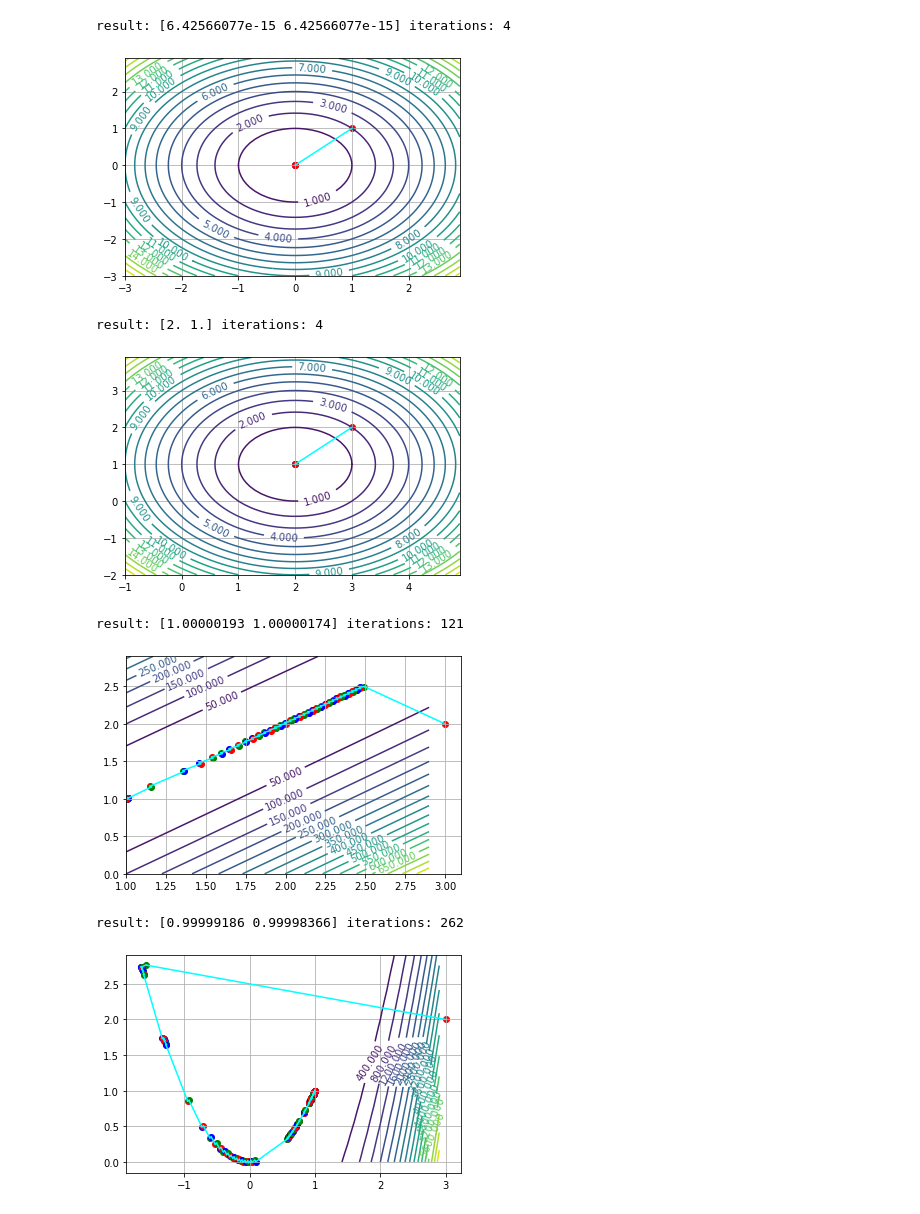
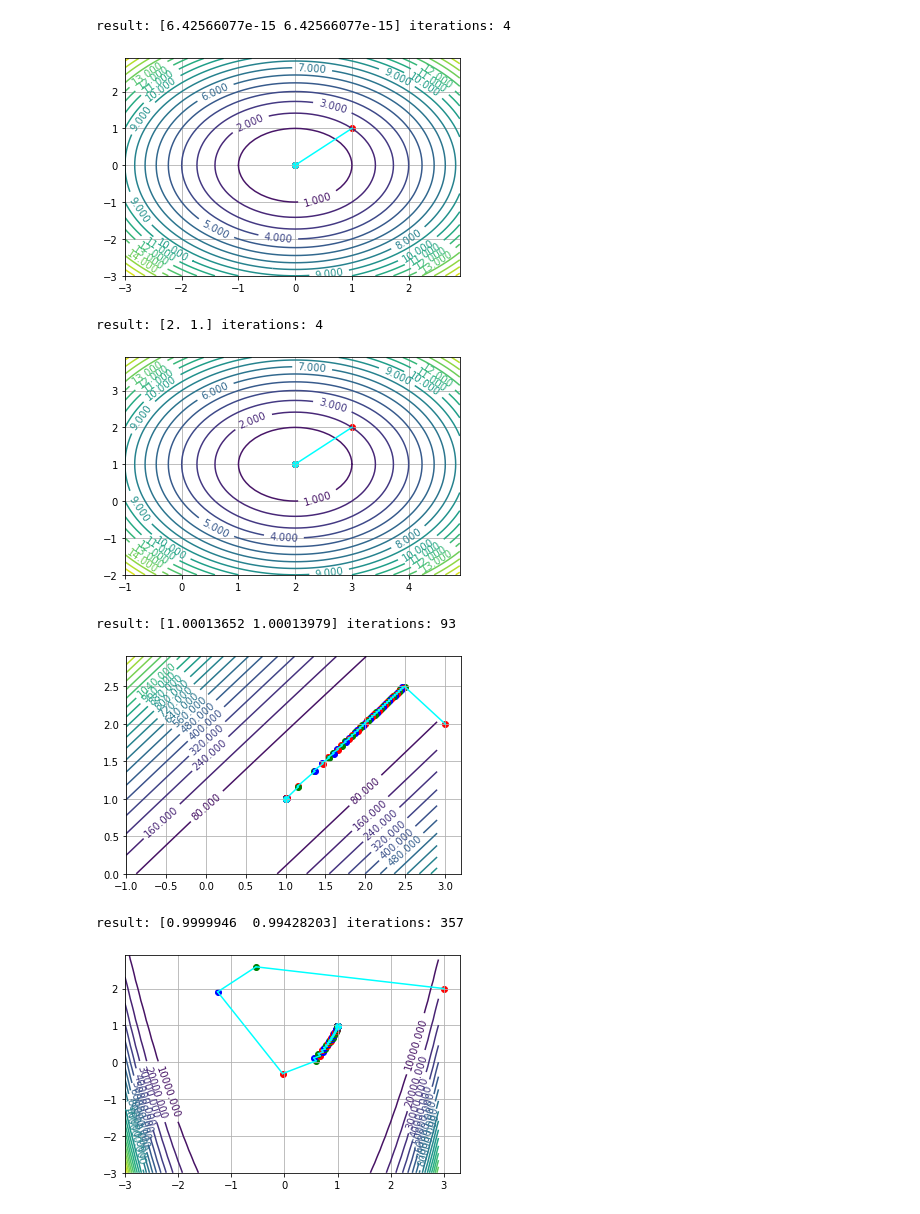
Before and after one commit to pool-party/optimization-methods, a Jupyter notebook: first-order/gradient_descent_plots.ipynb, the cells around one changed output. Cells and saved outputs as stored; diff of their text form; code cells hidden in the pictures.

Commit message:
Improve gradient descent a little bit

```diff
--- a/first-order/gradient_descent_plots.ipynb
+++ b/first-order/gradient_descent_plots.ipynb
@@ -5,3 +5,13 @@ import matplotlib.pyplot as plt
 import numpy as np
 import itertools
 from math import ceil, floor
+# %%
+f = lambda x: (x - 3) ** 2 + 8
+f_grad = lambda x: 2 * (x - 3)
+
+start_arg = 0
+methods = [dichotomy_method, golden_ratio_method, fibonacci_method]
+
+for method in methods:
+    res = gradient_descent(f, f_grad, start_arg, method, criterion=3, max_iterations=100000, step=None, eps=1e-6)
+    print(f'method: {method.__name__}', f'result: {res[-1]}', f'iterations: {len(res)}')
@@ -9,12 +31,7 @@ from math import ceil, floor
 f = lambda x: 3 * x**12 + (x - 12)**7 + (x - 37)**3 - (x + 32)**2 + 7
 f_grad = lambda x: 36 * x**11 + 7 * (x - 12)**6 + 3 * (x - 37)**2 - 2 * (x + 32)
 
-start_arg = -2
-methods = [dichotomy_method, golden_ratio_method, fibonacci_method]
-iteration_amount = []
-
 for method in methods:
-    res = gradient_descent(f, f_grad, start_arg, method, step=None, eps=1e-10)
+    res = gradient_descent(f, f_grad, start_arg, method, criterion=1, max_iterations=100000, step=None, eps=1e-5)
     print(f'method: {method.__name__}', f'result: {res[-1]}', f'iterations: {len(res)}')
-    iteration_amount.append(len(res))
 # %% [output]
@@ -44,6 +61,8 @@ def make_level_lines_plot(f, f_grad, start, method, x_min, x_max, y_min, y_max,
         next_point = trace[i + 1]
         plt.scatter([next_point[0]], [next_point[1]], color=next(colors))
         plt.plot([cur_point[0], next_point[0]], [cur_point[1], next_point[1]], color="cyan")
+    last_point = trace[-1]
+    plt.scatter([last_point[0]], [last_point[1]], color="cyan")
     plt.grid()
     plt.show()
 # %%
@@ -62,7 +81,7 @@ make_level_lines_plot(sum_squares_f,
              )
 # %% [output]
 result: [6.42566077e-15 6.42566077e-15] iterations: 4
-[figure, old version]
+[figure, new version]
 # %%
 def some_f(arg):
     x = arg[0]
@@ -88,7 +107,7 @@ make_level_lines_plot(some_f,
              )
 # %% [output]
 result: [2. 1.] iterations: 4
-[figure, old version]
+[figure, new version]
 # %%
 def another_f(args):
     x = args[0]
@@ -104,36 +123,36 @@ make_level_lines_plot(another_f,
               another_f_grad,
               start=np.array([3, 2]),
               method=golden_ratio_method,
-              x_min=1,
+              x_min=-1,
               x_max=3,
               y_min=0,
               y_max=3,
               levels=20
              )
 # %% [output]
-result: [1.00000193 1.00000174] iterations: 121
+result: [1.00013652 1.00013979] iterations: 93
-[figure, old version]
+[figure, new version]
 # %%
 def some_f(args):
     x = args[0]
     y = args[1]
-    return 100 * (y - x ** 2) ** 2 + (1 - x) ** 2
+    return 10 * (y - x ** 2) ** 4 + (1 - x) ** 2
 
 def some_f_grad(args):
     x = args[0]
     y = args[1]
-    return np.array([-400 * (y - x ** 2) * x - 2 * (1 - x), 200 * (y - x ** 2)])
+    return np.array([2 * (-40 * x * (y - x ** 2) ** 3 + x - 1), 40 * (y - x ** 2) ** 3])
 
 make_level_lines_plot(some_f,
               some_f_grad,
               start=np.array([3, 2]),
               method=golden_ratio_method,
-              x_min=1,
+              x_min=-3,
               x_max=3,
-              y_min=0,
+              y_min=-3,
               y_max=3,
               levels=20
              )
 # %% [output]
-result: [0.99999186 0.99998366] iterations: 262
+result: [0.9999946  0.99428203] iterations: 357
-[figure, old version]
+[figure, new version]
```
Also changed, not shown: parts of 3 cells of this notebook, 1 other file.
